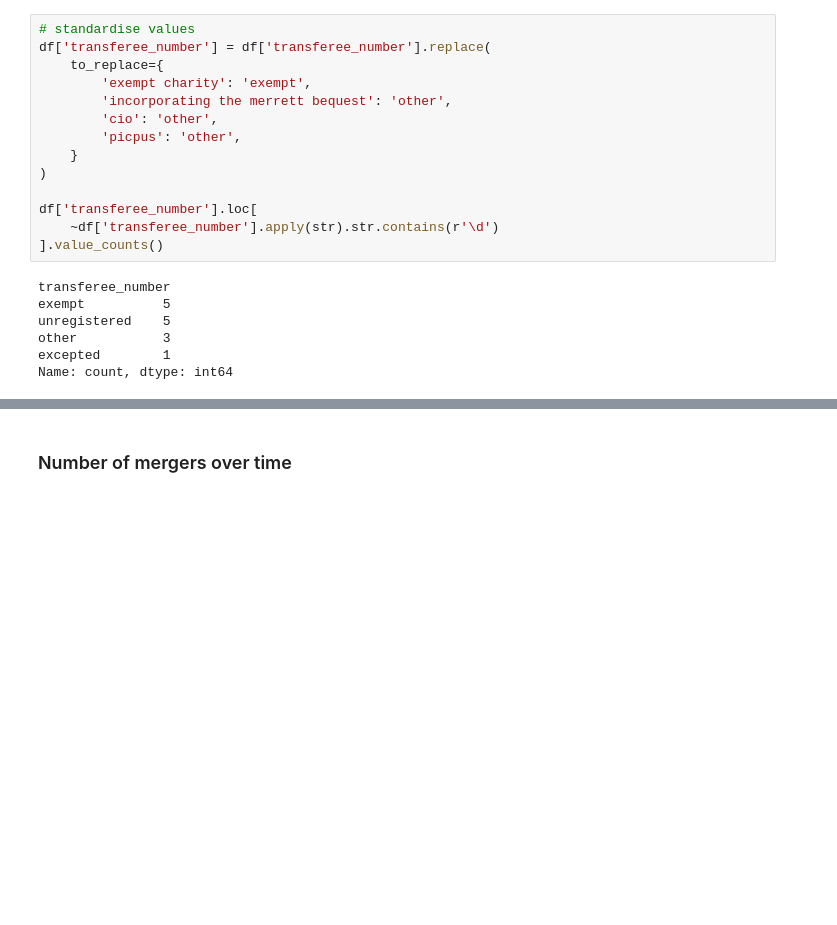
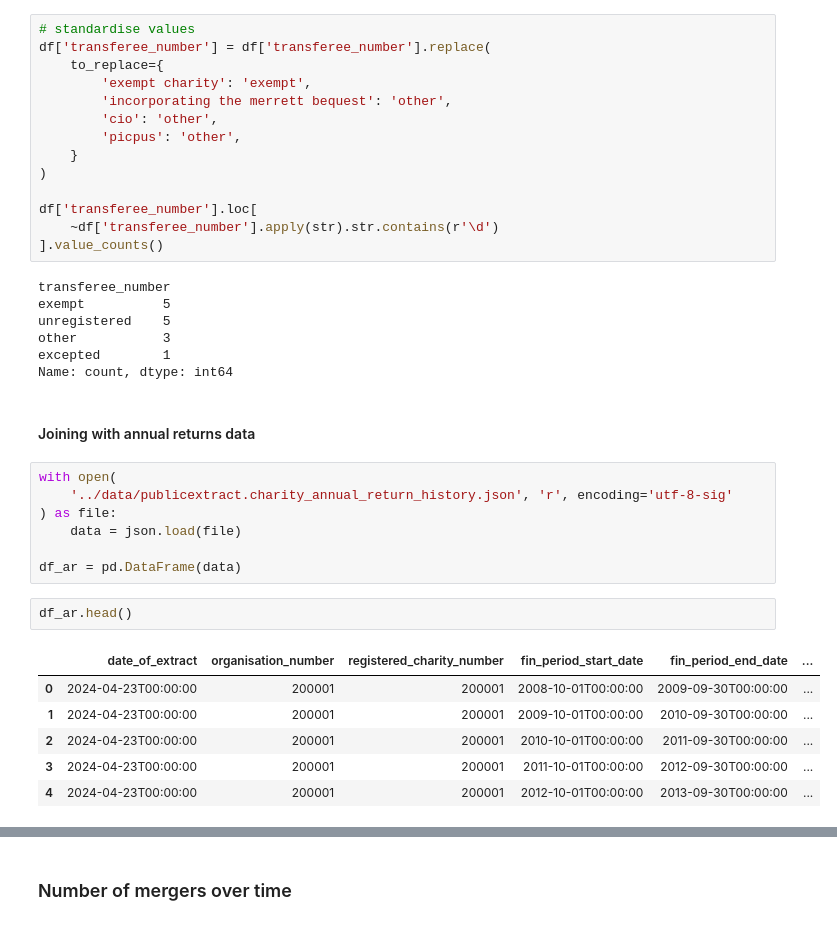
Before and after one commit to dataactivists/charity_commission_register, a Jupyter notebook: code/charity_commission.ipynb, the cells around one changed output, grey strips where cells are left out. Drawn from its saved outputs; the diff is of its cells as text; blank space fills up the shorter version.

```diff
--- a/code/charity_commission.ipynb
+++ b/code/charity_commission.ipynb
@@ -192,3 +194,21 @@ unregistered    5
 other           3
 excepted        1
 Name: count, dtype: int64
+# %% [markdown]
+#### Joining with annual returns data
+# %%
+with open(
+    '../data/publicextract.charity_annual_return_history.json', 'r', encoding='utf-8-sig'
+) as file:
+    data = json.load(file)
+
+df_ar = pd.DataFrame(data)
+# %%
+df_ar.head()
+# %% [output]
+|  | date_of_extract | organisation_number | registered_charity_number | fin_period_start_date | fin_period_end_date | ... |
+| 0 | 2024-04-23T00:00:00 | 200001 | 200001 | 2008-10-01T00:00:00 | 2009-09-30T00:00:00 | ... |
+| 1 | 2024-04-23T00:00:00 | 200001 | 200001 | 2009-10-01T00:00:00 | 2010-09-30T00:00:00 | ... |
+| 2 | 2024-04-23T00:00:00 | 200001 | 200001 | 2010-10-01T00:00:00 | 2011-09-30T00:00:00 | ... |
+| 3 | 2024-04-23T00:00:00 | 200001 | 200001 | 2011-10-01T00:00:00 | 2012-09-30T00:00:00 | ... |
+| 4 | 2024-04-23T00:00:00 | 200001 | 200001 | 2012-10-01T00:00:00 | 2013-09-30T00:00:00 | ... |
```
Also changed, not shown: parts of 10 cells of this notebook.
